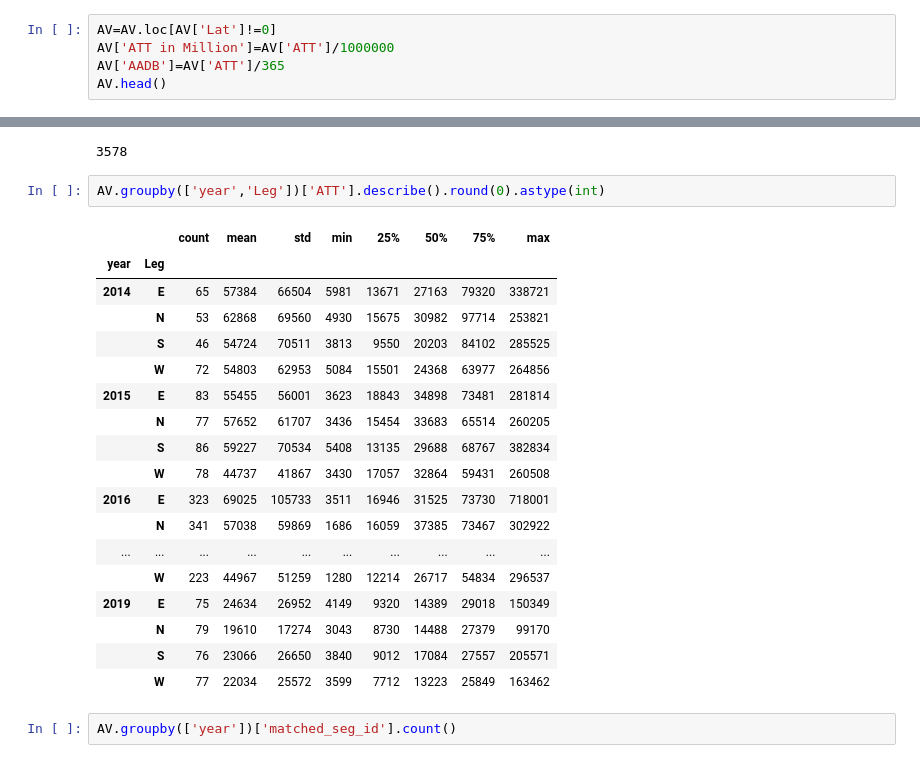
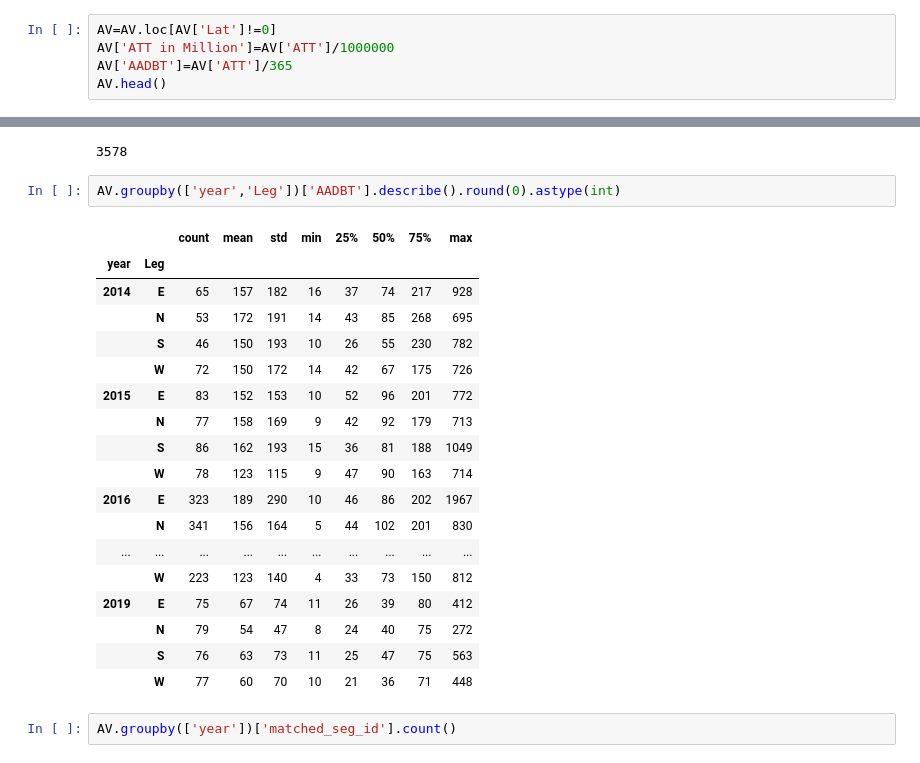
Before and after one commit to cyclingMoritz/Methodology-of-a-Large-Scale-Bicycle-Exposure-Estimation, a Jupyter notebook: Code/Weekly_Annual_Volume_Estimation_Version3.ipynb, the cells around one changed output, grey strips where cells are left out. Drawn from its saved outputs; the diff is of its cells as text.

```diff
--- a/Code/Weekly_Annual_Volume_Estimation_Version3.ipynb
+++ b/Code/Weekly_Annual_Volume_Estimation_Version3.ipynb
@@ -561,6 +561,6 @@ AV1['ID'].nunique()
 # %%
 AV=AV.loc[AV['Lat']!=0]
 AV['ATT in Million']=AV['ATT']/1000000
-AV['AADB']=AV['ATT']/365
+AV['AADBT']=AV['ATT']/365
 AV.head()
 # %% [output]
@@ -715,26 +727,26 @@ AV['Leg'].count()
 # %% [output]
 3578
 # %%
-AV.groupby(['year','Leg'])['ATT'].describe().round(0).astype(int)
+AV.groupby(['year','Leg'])['AADBT'].describe().round(0).astype(int)
 # %% [output]
 |  |  | count | mean | std | min | 25% | 50% | 75% | max |
 | year | Leg |  |  |  |  |  |  |  |  |
-| 2014 | E | 65 | 57384 | 66504 | 5981 | 13671 | 27163 | 79320 | 338721 |
-|  | N | 53 | 62868 | 69560 | 4930 | 15675 | 30982 | 97714 | 253821 |
-|  | S | 46 | 54724 | 70511 | 3813 | 9550 | 20203 | 84102 | 285525 |
-|  | W | 72 | 54803 | 62953 | 5084 | 15501 | 24368 | 63977 | 264856 |
-| 2015 | E | 83 | 55455 | 56001 | 3623 | 18843 | 34898 | 73481 | 281814 |
-|  | N | 77 | 57652 | 61707 | 3436 | 15454 | 33683 | 65514 | 260205 |
-|  | S | 86 | 59227 | 70534 | 5408 | 13135 | 29688 | 68767 | 382834 |
-|  | W | 78 | 44737 | 41867 | 3430 | 17057 | 32864 | 59431 | 260508 |
-| 2016 | E | 323 | 69025 | 105733 | 3511 | 16946 | 31525 | 73730 | 718001 |
-|  | N | 341 | 57038 | 59869 | 1686 | 16059 | 37385 | 73467 | 302922 |
+| 2014 | E | 65 | 157 | 182 | 16 | 37 | 74 | 217 | 928 |
+|  | N | 53 | 172 | 191 | 14 | 43 | 85 | 268 | 695 |
+|  | S | 46 | 150 | 193 | 10 | 26 | 55 | 230 | 782 |
+|  | W | 72 | 150 | 172 | 14 | 42 | 67 | 175 | 726 |
+| 2015 | E | 83 | 152 | 153 | 10 | 52 | 96 | 201 | 772 |
+|  | N | 77 | 158 | 169 | 9 | 42 | 92 | 179 | 713 |
+|  | S | 86 | 162 | 193 | 15 | 36 | 81 | 188 | 1049 |
+|  | W | 78 | 123 | 115 | 9 | 47 | 90 | 163 | 714 |
+| 2016 | E | 323 | 189 | 290 | 10 | 46 | 86 | 202 | 1967 |
+|  | N | 341 | 156 | 164 | 5 | 44 | 102 | 201 | 830 |
 | ... | ... | ... | ... | ... | ... | ... | ... | ... | ... |
-|  | W | 223 | 44967 | 51259 | 1280 | 12214 | 26717 | 54834 | 296537 |
-| 2019 | E | 75 | 24634 | 26952 | 4149 | 9320 | 14389 | 29018 | 150349 |
-|  | N | 79 | 19610 | 17274 | 3043 | 8730 | 14488 | 27379 | 99170 |
-|  | S | 76 | 23066 | 26650 | 3840 | 9012 | 17084 | 27557 | 205571 |
-|  | W | 77 | 22034 | 25572 | 3599 | 7712 | 13223 | 25849 | 163462 |
+|  | W | 223 | 123 | 140 | 4 | 33 | 73 | 150 | 812 |
+| 2019 | E | 75 | 67 | 74 | 11 | 26 | 39 | 80 | 412 |
+|  | N | 79 | 54 | 47 | 8 | 24 | 40 | 75 | 272 |
+|  | S | 76 | 63 | 73 | 11 | 25 | 47 | 75 | 563 |
+|  | W | 77 | 60 | 70 | 10 | 21 | 36 | 71 | 448 |
 # %%
 AV.groupby(['year'])['matched_seg_id'].count()
 # %% [output]
```
Also changed, not shown: parts of 18 cells of this notebook.
